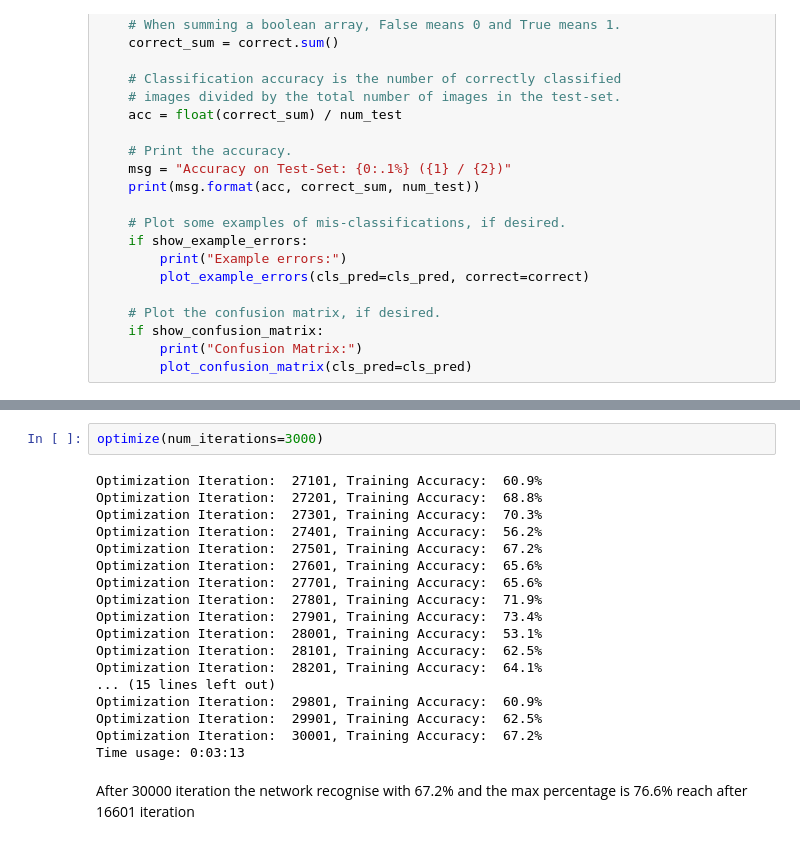
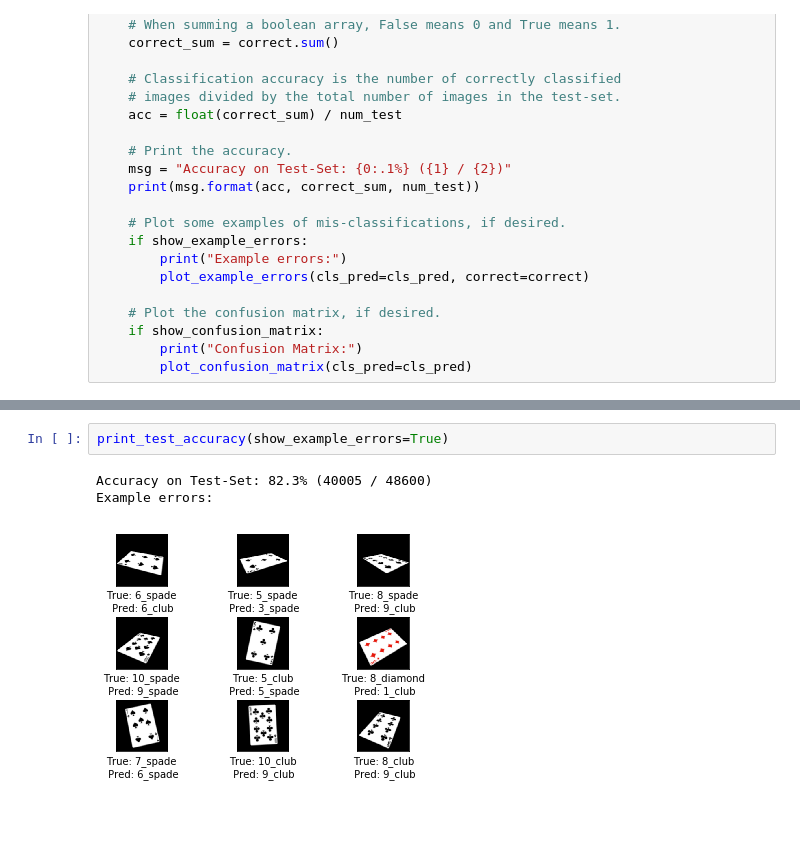
Before and after one commit to Claudiooo/DeepLearningLearning, a Jupyter notebook: Jupyter/Nicolas/Deep learning with tensorflow/Deep learning with tensorflow.ipynb, the cells around one changed output, grey strips where cells are left out. Cells and saved outputs as stored; diff of their text form; blank space fills up the shorter version.

```diff
--- a/Jupyter/Nicolas/Deep learning with tensorflow/Deep learning with tensorflow.ipynb
+++ b/Jupyter/Nicolas/Deep learning with tensorflow/Deep learning with tensorflow.ipynb
@@ -734,22 +857,6 @@ Time usage: 0:06:05
-# %%
-optimize(num_iterations=3000)
-# %% [output]
-Optimization Iteration:  27101, Training Accuracy:  60.9%
-Optimization Iteration:  27201, Training Accuracy:  68.8%
-Optimization Iteration:  27301, Training Accuracy:  70.3%
-Optimization Iteration:  27401, Training Accuracy:  56.2%
-Optimization Iteration:  27501, Training Accuracy:  67.2%
-Optimization Iteration:  27601, Training Accuracy:  65.6%
-Optimization Iteration:  27701, Training Accuracy:  65.6%
-Optimization Iteration:  27801, Training Accuracy:  71.9%
-Optimization Iteration:  27901, Training Accuracy:  73.4%
-Optimization Iteration:  28001, Training Accuracy:  53.1%
-Optimization Iteration:  28101, Training Accuracy:  62.5%
-Optimization Iteration:  28201, Training Accuracy:  64.1%
-... (15 lines left out)
-Optimization Iteration:  29801, Training Accuracy:  60.9%
-Optimization Iteration:  29901, Training Accuracy:  62.5%
-Optimization Iteration:  30001, Training Accuracy:  67.2%
-Time usage: 0:03:13
-# %% [markdown]
-After 30000 iteration the network recognise with 67.2% and the max percentage is 76.6% reach after 16601 iteration
+# %%
+print_test_accuracy(show_example_errors=True)
+# %% [output]
+Accuracy on Test-Set: 82.3% (40005 / 48600)
+Example errors:
+[figure, added]
```
Also changed, not shown: parts of 49 cells of this notebook.
